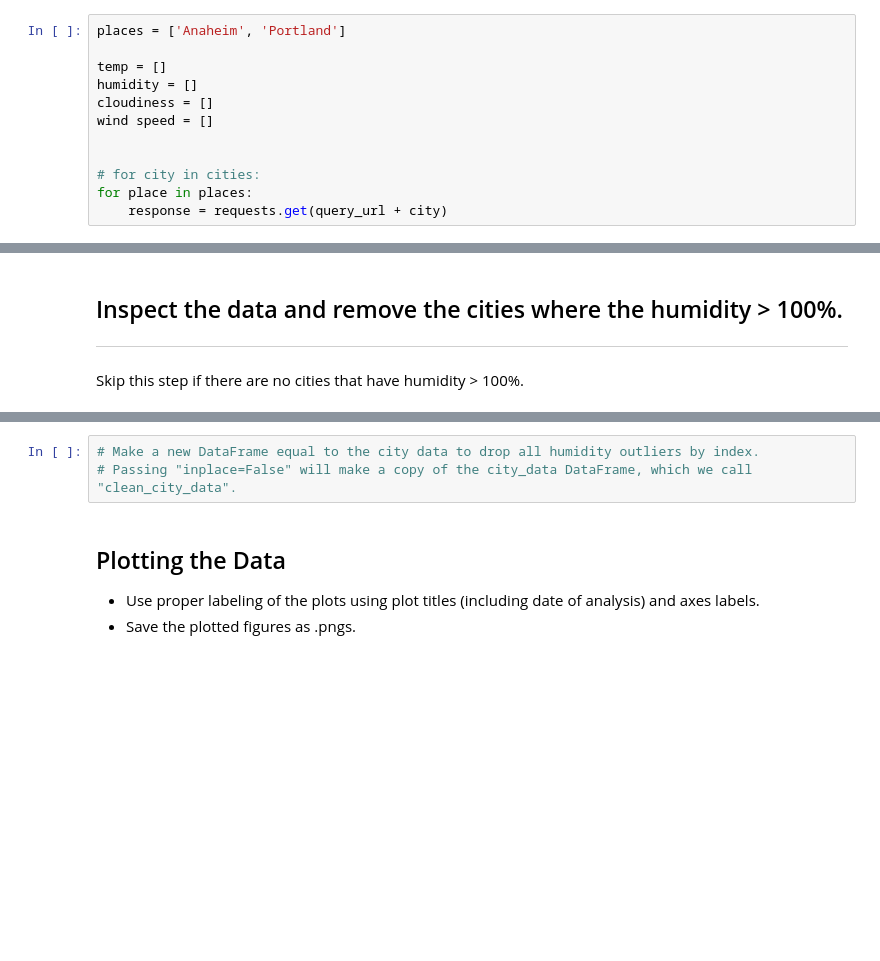
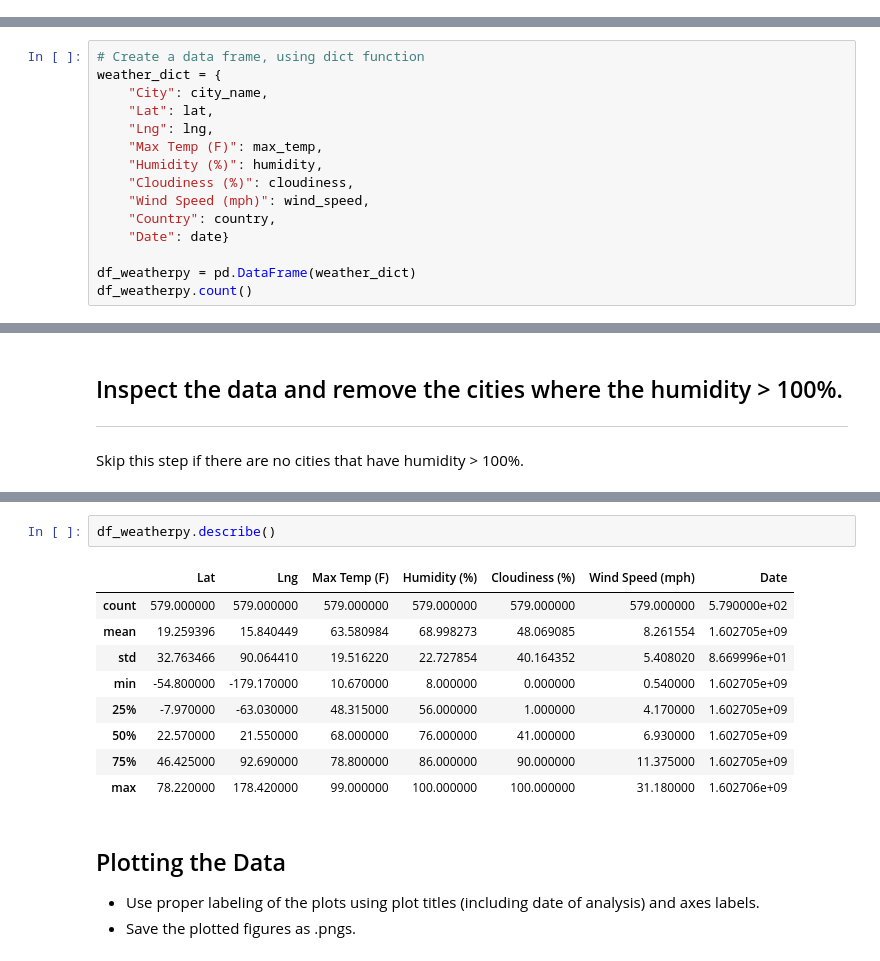
Before and after one commit to MichRisu/API-Challenge, a Jupyter notebook: WeatherPy/WeatherPy.ipynb, the cells around one changed output, grey strips where cells are left out. Cells and saved outputs as stored; diff of their text form; blank space fills up the shorter version.

Commit message:
Dataframe completed

```diff
--- a/WeatherPy/WeatherPy.ipynb
+++ b/WeatherPy/WeatherPy.ipynb
@@ -44,15 +49,3 @@ query_url = f"{url}appid={api_key}&units={units}&q="
 ### Perform API Calls
 * Perform a weather check on each city using a series of successive API calls.
 * Include a print log of each city as it'sbeing processed (with the city number and city name).
-# %%
-places = ['Anaheim', 'Portland']
-
-temp = []
-humidity = []
-cloudiness = []
-wind speed = []
-
-
-# for city in cities:
-for place in places:
-    response = requests.get(query_url + city)
@@ -60,3 +112,18 @@ for place in places:
 ### Convert Raw Data to DataFrame
 * Export the city data into a .csv.
 * Display the DataFrame
+# %%
+# Create a data frame, using dict function
+weather_dict = {
+    "City": city_name,
+    "Lat": lat,
+    "Lng": lng,
+    "Max Temp (F)": max_temp,
+    "Humidity (%)": humidity,
+    "Cloudiness (%)": cloudiness,
+    "Wind Speed (mph)": wind_speed,
+    "Country": country,
+    "Date": date}
+
+df_weatherpy = pd.DataFrame(weather_dict)
+df_weatherpy.count()
@@ -69,6 +173,15 @@ Skip this step if there are no cities that have humidity > 100%.
-# %%
-# Make a new DataFrame equal to the city data to drop all humidity outliers by index.
-# Passing "inplace=False" will make a copy of the city_data DataFrame, which we call "clean_city_data".
+# %%
+df_weatherpy.describe()
+# %% [output]
+|  | Lat | Lng | Max Temp (F) | Humidity (%) | Cloudiness (%) | Wind Speed (mph) | Date |
+| count | 579.000000 | 579.000000 | 579.000000 | 579.000000 | 579.000000 | 579.000000 | 5.790000e+02 |
+| mean | 19.259396 | 15.840449 | 63.580984 | 68.998273 | 48.069085 | 8.261554 | 1.602705e+09 |
+| std | 32.763466 | 90.064410 | 19.516220 | 22.727854 | 40.164352 | 5.408020 | 8.669996e+01 |
+| min | -54.800000 | -179.170000 | 10.670000 | 8.000000 | 0.000000 | 0.540000 | 1.602705e+09 |
+| 25% | -7.970000 | -63.030000 | 48.315000 | 56.000000 | 1.000000 | 4.170000 | 1.602705e+09 |
+| 50% | 22.570000 | 21.550000 | 68.000000 | 76.000000 | 41.000000 | 6.930000 | 1.602705e+09 |
+| 75% | 46.425000 | 92.690000 | 78.800000 | 86.000000 | 90.000000 | 11.375000 | 1.602705e+09 |
+| max | 78.220000 | 178.420000 | 99.000000 | 100.000000 | 100.000000 | 31.180000 | 1.602706e+09 |
 # %% [markdown]
 ## Plotting the Data
 * Use proper labeling of the plots using plot titles (including date of analysis) and axes labels.
```
Also changed, not shown: parts of 10 cells of this notebook, 1 other file.
